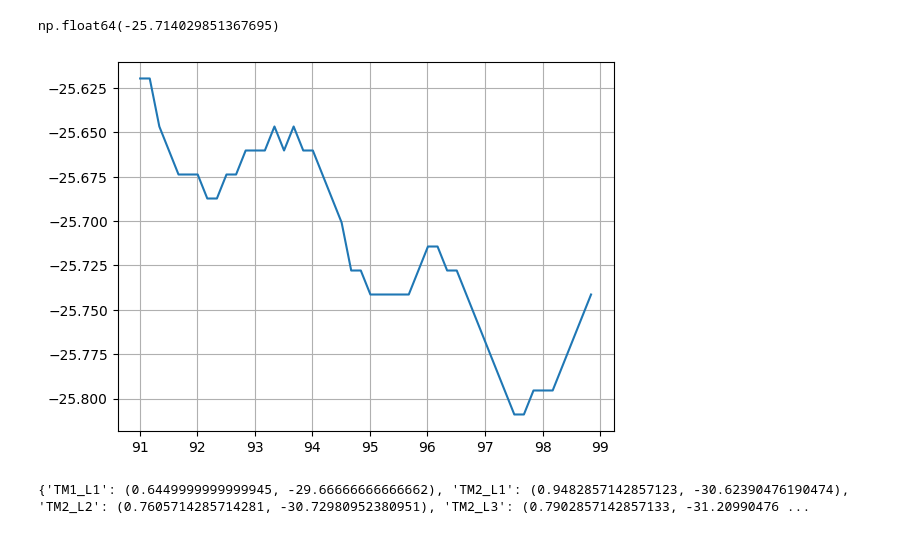
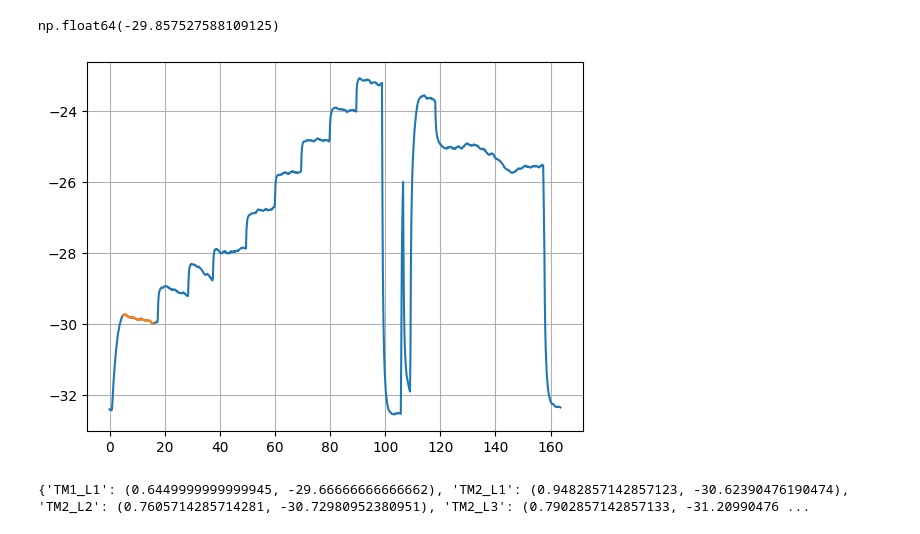
Before and after one commit to bu-etl/module_thermal_mockup, a Jupyter notebook: database/thermal_runaway.ipynb, the cells around one changed output. Cells and saved outputs as stored; diff of their text form; code cells hidden in the pictures.

```diff
--- a/database/thermal_runaway.ipynb
+++ b/database/thermal_runaway.ipynb
@@ -32,11 +34,11 @@ def query_sensor(run_id: int, sensor: str, cut_in=0) -> tuple[np.ndarray, np.nda
 # %%
 run = 85
 
-t, T = query_sensor(run, "L4")
+t, T = query_sensor(run, "L1")
 
-#plt.plot(t, T)
+plt.plot(t, T)
 plt.grid()
-mask = (t > 91) & (t < 99)
+mask = (t > 5) & (t < 16)
 plt.plot(t[mask], T[mask])
 np.mean(T[mask])
 # %% [output]
@@ -44,5 +47,5 @@ last reading was at 2025-04-28 17:01:13.360103+02:00
-np.float64(-25.714029851367695)
+np.float64(-29.857527588109125)
-[figure, old version]
+[figure, new version]
 # %%
 power_vs_lgad = {
     "TM1_L1": [
```
Also changed, not shown: parts of 2 cells of this notebook, 1 other file.
